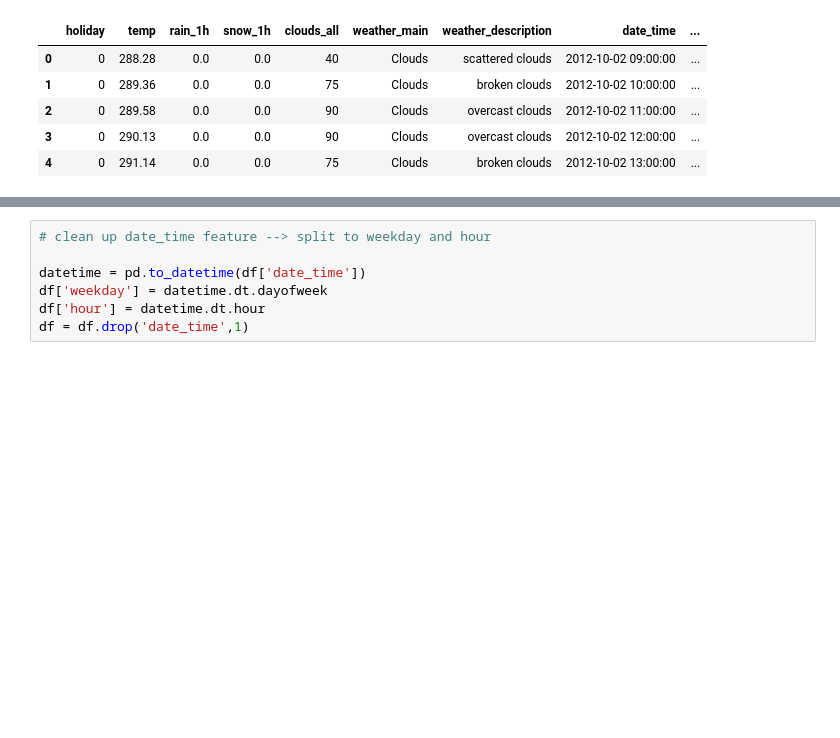
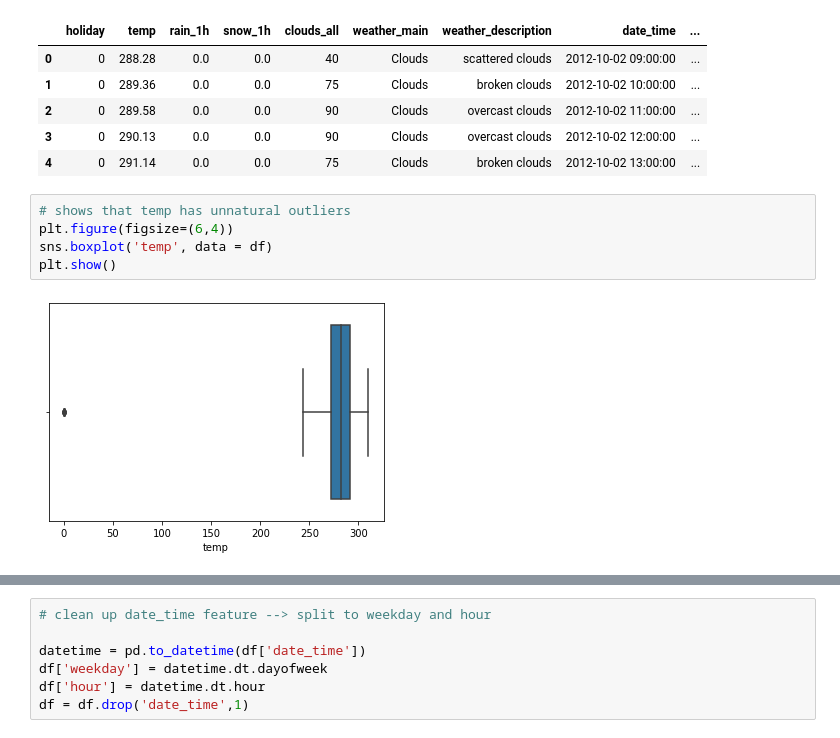
Before and after one commit to omgwenxx/machine_learning, a Jupyter notebook: assignment1/metro_cleanup.ipynb, the cells around one changed output, grey strips where cells are left out. Drawn from its saved outputs; the diff is of its cells as text; blank space fills up the shorter version.

```diff
--- a/assignment1/metro_cleanup.ipynb
+++ b/assignment1/metro_cleanup.ipynb
@@ -66,3 +74,10 @@ df.head()
 | 2 | 0 | 289.58 | 0.0 | 0.0 | 90 | Clouds | overcast clouds | 2012-10-02 11:00:00 | ... |
 | 3 | 0 | 290.13 | 0.0 | 0.0 | 90 | Clouds | overcast clouds | 2012-10-02 12:00:00 | ... |
 | 4 | 0 | 291.14 | 0.0 | 0.0 | 75 | Clouds | broken clouds | 2012-10-02 13:00:00 | ... |
+# %%
+# shows that temp has unnatural outliers
+plt.figure(figsize=(6,4))
+sns.boxplot('temp', data = df)
+plt.show()
+# %% [output]
+[figure, added]
```
Also changed, not shown: parts of 9 cells of this notebook, 7 other files.
